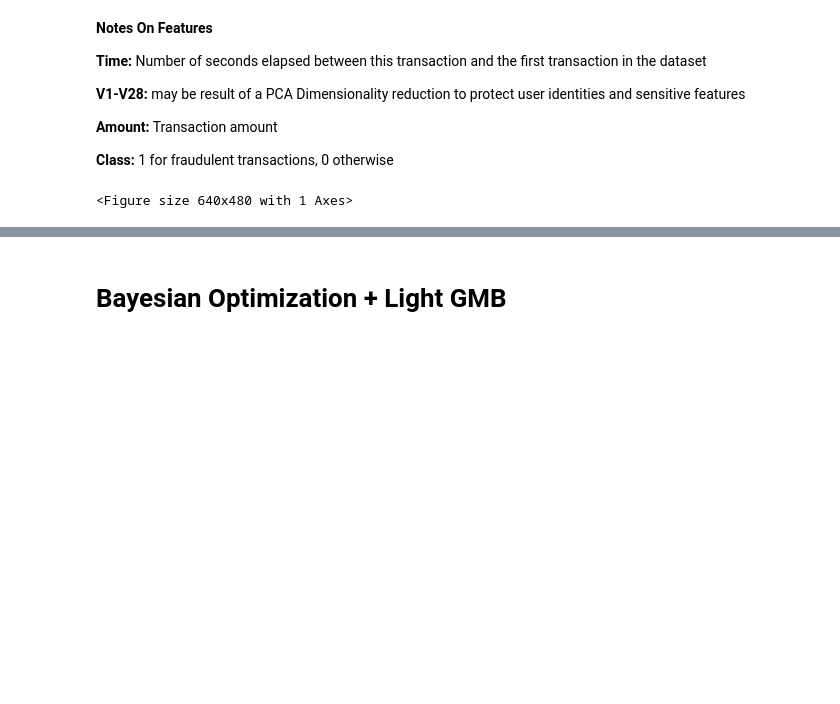
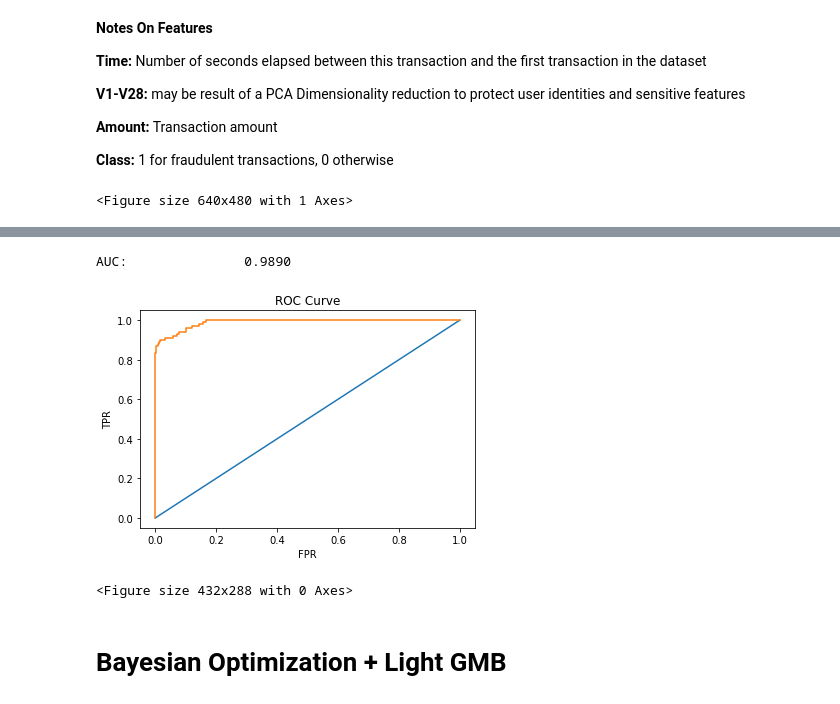
Before and after one commit to jdmendoza/credit_card_fraud_autoencoder, a Jupyter notebook: model_experimenting.ipynb, the cells around one changed output, grey strips where cells are left out. Cells and saved outputs as stored; diff of their text form; code cells hidden in the pictures; blank space fills up the shorter version.

Commit message:
added logistic regression and auc

```diff
--- a/model_experimenting.ipynb
+++ b/model_experimenting.ipynb
@@ -42,0 +93,5 @@ plt.show()
+# %%
+from sklearn.linear_model import LogisticRegression
+
+baseline_model = LogisticRegression(solver='lbfgs')
+final_model_test(X_train, y_train, X_train, y_train, baseline_model)
@@ -43,3 +108,9 @@ plt.show()
+# %%
+generate_auc(X_train, y_train, X_test, y_test, baseline_model)
+# %% [output]
+AUC:               0.9890
+[figure, added]
+<Figure size 432x288 with 0 Axes>
 # %% [markdown]
 # Bayesian Optimization + Light GMB
 # %%
```
Also changed, not shown: parts of 12 cells of this notebook.
